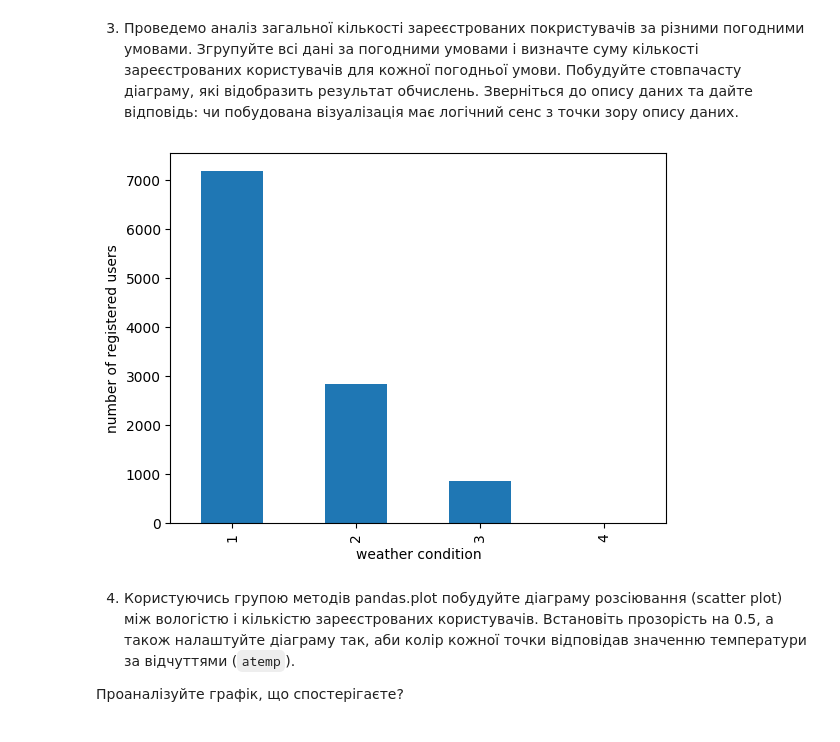
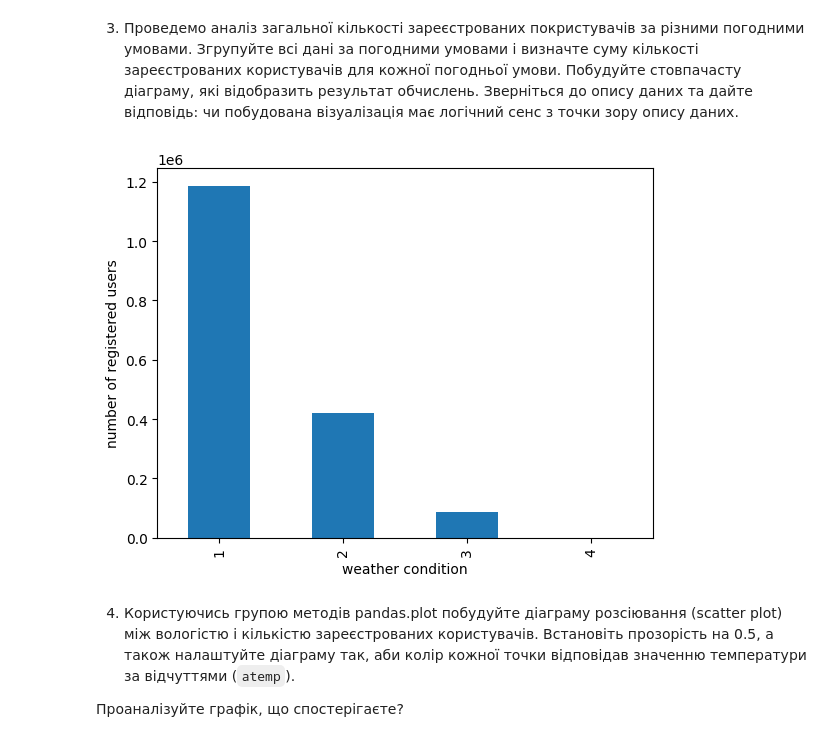
Before and after one commit to romanticusanima/python_home_tasks, a Jupyter notebook: hw_4.4_Візуалізація_з_pandas.ipynb, the cells around one changed output. Saved outputs shown, nothing was run; the diff lists cells and outputs as text; code cells hidden in the pictures.

```diff
--- a/hw_4.4_Візуалізація_з_pandas.ipynb
+++ b/hw_4.4_Візуалізація_з_pandas.ipynb
@@ -86,12 +86,12 @@ zero_activity.plot(kind='bar');
 Побудуйте стовпачасту діаграму, які відобразить результат обчислень.
 Зверніться до опису даних та дайте відповідь: чи побудована візуалізація має логічний сенс з точки зору опису даних.
 # %%
-weather_condition = df.groupby('weather').registered.size()
+weather_condition = df.groupby('weather').registered.sum()
 weather_condition.plot(kind='bar', xlabel='weather condition', ylabel='number of registered users');
 
 # так, візуалізація показує що найбільша кілкість зареєстрованих користувачів була в ясну погоду, що логічно
 # %% [output]
-[figure, old version]
+[figure, new version]
 # %% [markdown]
 4. Користуючись групою методів pandas.plot побудуйте діаграму розсіювання (scatter plot) між вологістю і кількістю зареєстрованих користувачів. Встановіть прозорість на 0.5, а також налаштуйте діаграму так, аби колір кожної точки відповідав значенню температури за відчуттями (`atemp`).
 
```
